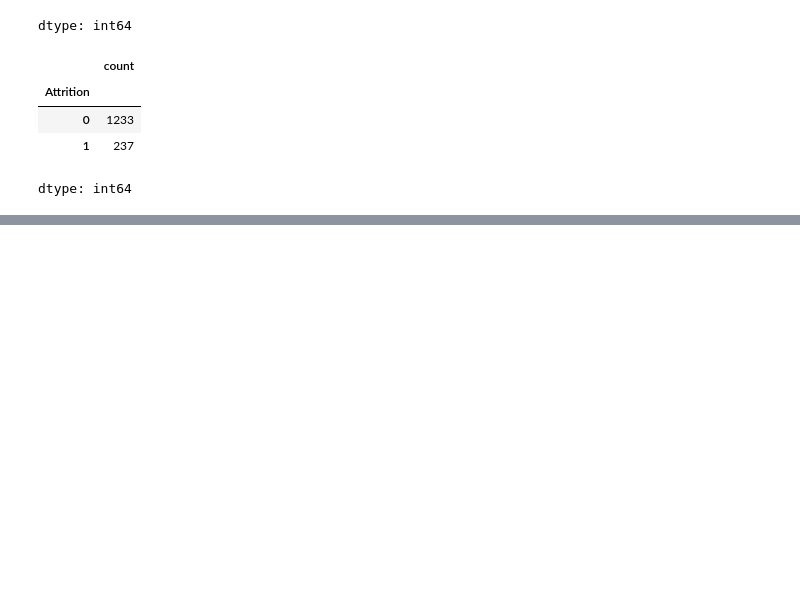
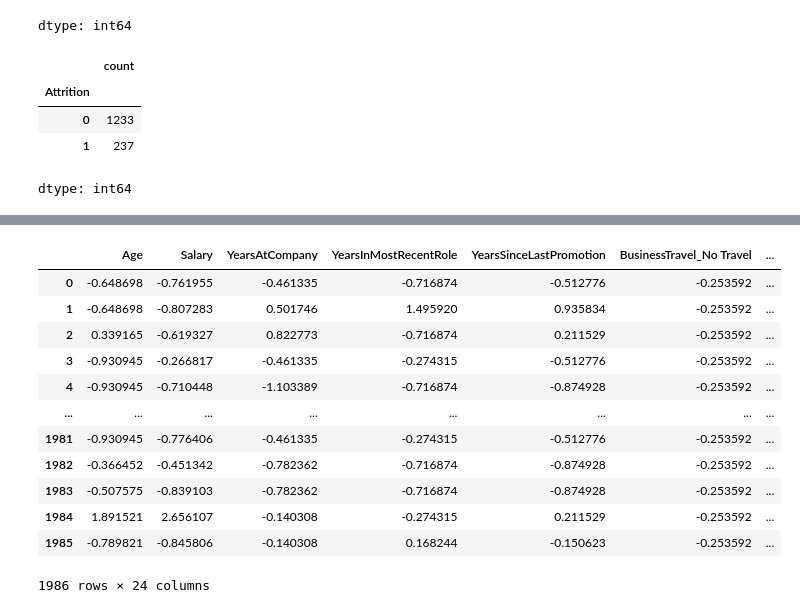
Before and after one commit to aadi-kanwar/Employee-Attrition, a Jupyter notebook: Employee_Attrition.ipynb, the cells around one changed output, grey strips where cells are left out. Drawn from its saved outputs; the diff is of its cells as text; code cells hidden in the pictures; blank space fills up the shorter version.

```diff
--- a/Employee_Attrition.ipynb
+++ b/Employee_Attrition.ipynb
@@ -886,0 +939,16 @@ dtype: int64
+# %%
+x_train
+# %% [output]
+|  | Age | Salary | YearsAtCompany | YearsInMostRecentRole | YearsSinceLastPromotion | BusinessTravel_No Travel | ... |
+| 0 | -0.648698 | -0.761955 | -0.461335 | -0.716874 | -0.512776 | -0.253592 | ... |
+| 1 | -0.648698 | -0.807283 | 0.501746 | 1.495920 | 0.935834 | -0.253592 | ... |
+| 2 | 0.339165 | -0.619327 | 0.822773 | -0.716874 | 0.211529 | -0.253592 | ... |
+| 3 | -0.930945 | -0.266817 | -0.461335 | -0.274315 | -0.512776 | -0.253592 | ... |
+| 4 | -0.930945 | -0.710448 | -1.103389 | -0.716874 | -0.874928 | -0.253592 | ... |
+| ... | ... | ... | ... | ... | ... | ... | ... |
+| 1981 | -0.930945 | -0.776406 | -0.461335 | -0.274315 | -0.512776 | -0.253592 | ... |
+| 1982 | -0.366452 | -0.451342 | -0.782362 | -0.716874 | -0.874928 | -0.253592 | ... |
+| 1983 | -0.507575 | -0.839103 | -0.782362 | -0.716874 | -0.874928 | -0.253592 | ... |
+| 1984 | 1.891521 | 2.656107 | -0.140308 | -0.274315 | 0.211529 | -0.253592 | ... |
+| 1985 | -0.789821 | -0.845806 | -0.140308 | 0.168244 | -0.150623 | -0.253592 | ... |
+1986 rows × 24 columns
```
Also changed, not shown: parts of 14 cells of this notebook.
